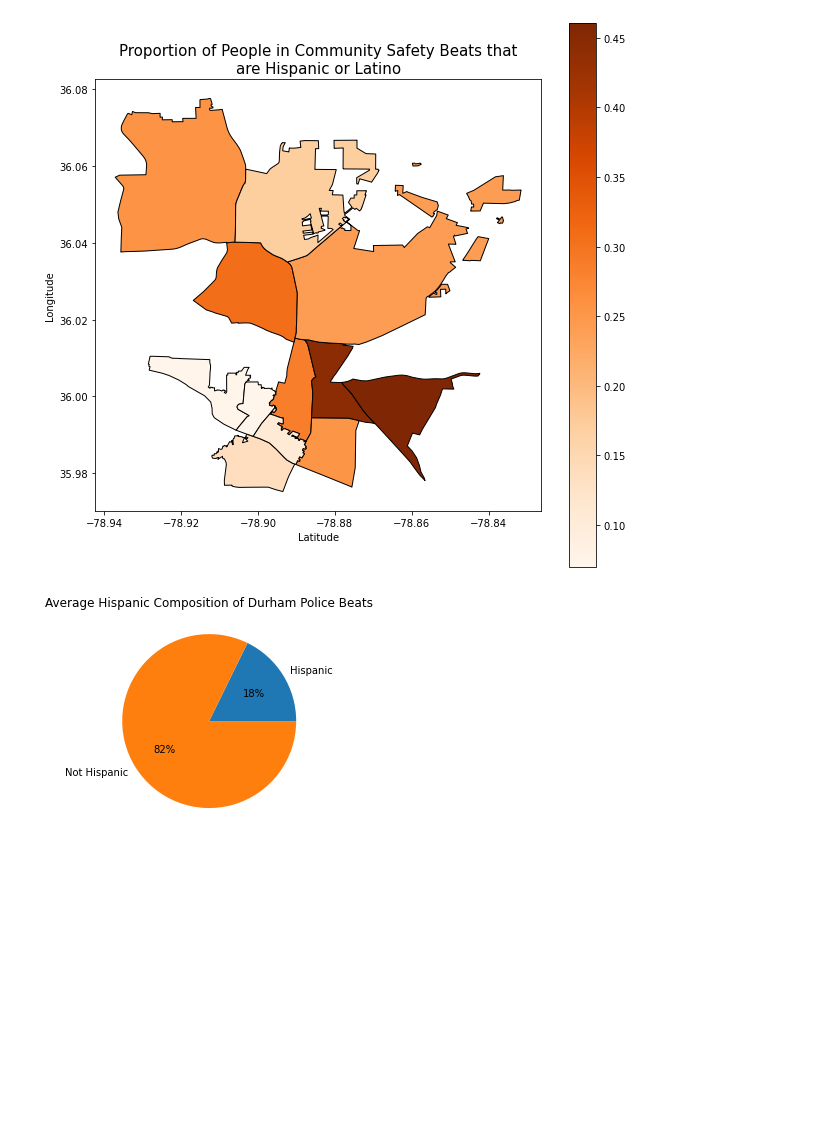
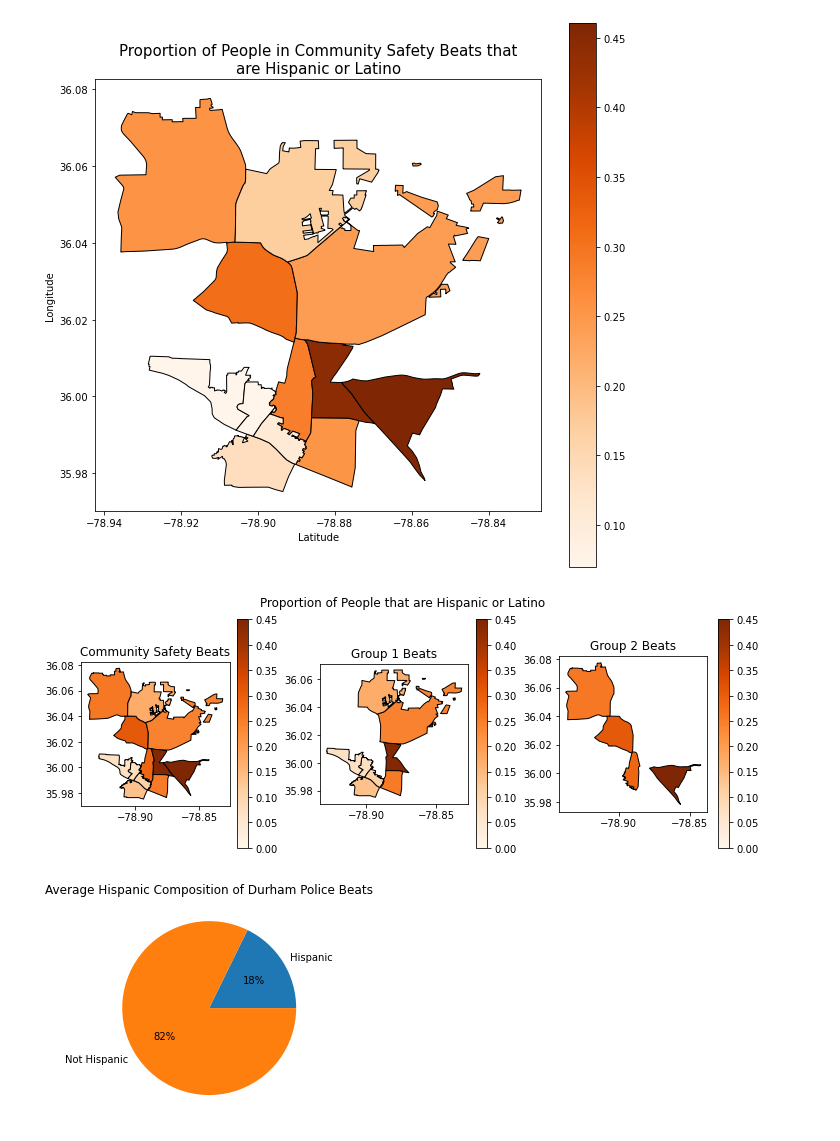
Before and after one commit to sadiesheridan/dataplus-project27-community-safety-durham, a Jupyter notebook: 10_code/Community Safety Call Analysis.ipynb, the cells around one changed output. Cells and saved outputs as stored; diff of their text form; code cells hidden in the pictures; blank space fills up the shorter version.

```diff
--- a/10_code/Community Safety Call Analysis.ipynb
+++ b/10_code/Community Safety Call Analysis.ipynb
@@ -1171,6 +1171,12 @@ plt.show()
 # %%
 #Filter out hispanic data for community safety beats
 commsafe_hispanic = hispanicdata.loc[hispanicdata['LAWBEAT'].isin(commsafe_list)]
+
+#Filter out for group 1
+group1_hispanic = hispanicdata.loc[hispanicdata['LAWBEAT'].isin(group1_list)]
+
+#Filter out for group2
+group2_hispanic = hispanicdata.loc[hispanicdata['LAWBEAT'].isin(group2_list)]
 # %%
 #Plot choropleth map with Hispanic and beat data
 fig, ax = plt.subplots(figsize = (10,10))
@@ -1185,6 +1191,40 @@ plt.ylabel("Longitude")
 plt.show()
 # %% [output]
 [figure]
+# %%
+#Plot subplots of householdincome
+fig = plt.figure(constrained_layout=True, figsize=(10, 10))
+
+vmin, vmax = 0, 0.45
+
+gridspan = fig.add_gridspec(1, 1)
+gs = GridSpec(3, 3, figure=fig)
+ax1 = fig.add_subplot(gs[0, 0])
+ax2 = fig.add_subplot(gs[0, 1])
+ax3 = fig.add_subplot(gs[0, 2])
+ax1.title.set_text('Community Safety Beats')
+ax2.title.set_text('Group 1 Beats')
+ax3.title.set_text('Group 2 Beats')
+
+# Set figure title
+fig.suptitle("Proportion of People that are Hispanic or Latino")
+
+#Plot subplots
+commsafe_hispanic.plot(column='prophispanic',
+                                legend=True,
+                                cmap="Oranges", ax=ax1, vmin=vmin, vmax=vmax, aspect=1, edgecolor='black');
+
+group1_hispanic.plot(column='prophispanic',
+                                legend=True,
+                                cmap="Oranges", ax=ax2, vmin=vmin, vmax=vmax, aspect=1, edgecolor='black');
+
+group2_hispanic.plot(column='prophispanic',
+                                legend=True,
+                                cmap="Oranges", ax=ax3, vmin=vmin, vmax=vmax, aspect=1, edgecolor='black');
+
+plt.show()
+# %% [output]
+[figure, added]
 # %%
 #Create new data frame that is just proportions for all of Durham
 propDurham_hispanic = hispanicdata[['prophispanic', 'propnothispanic']]
```
Also changed, not shown: parts of 1 cell of this notebook.
